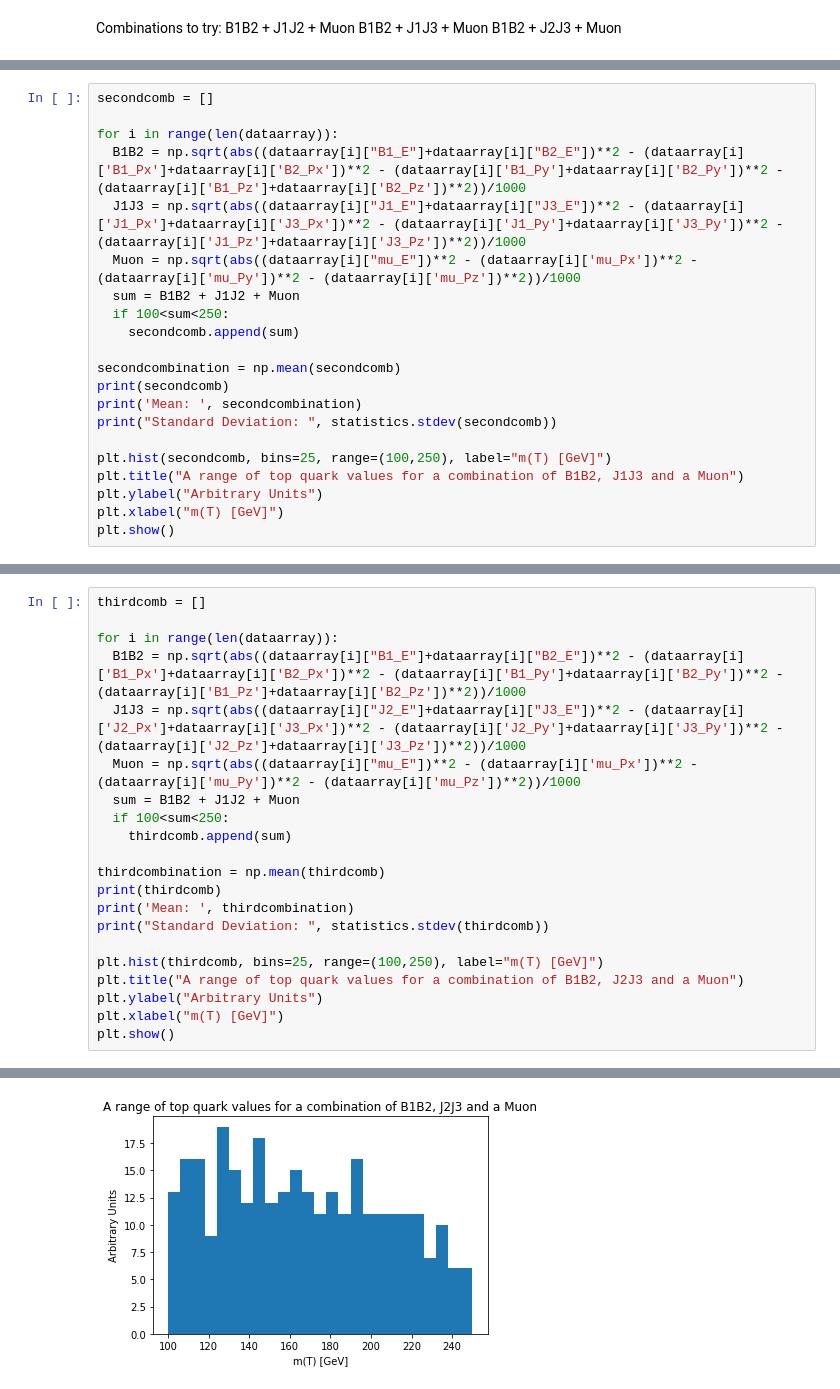
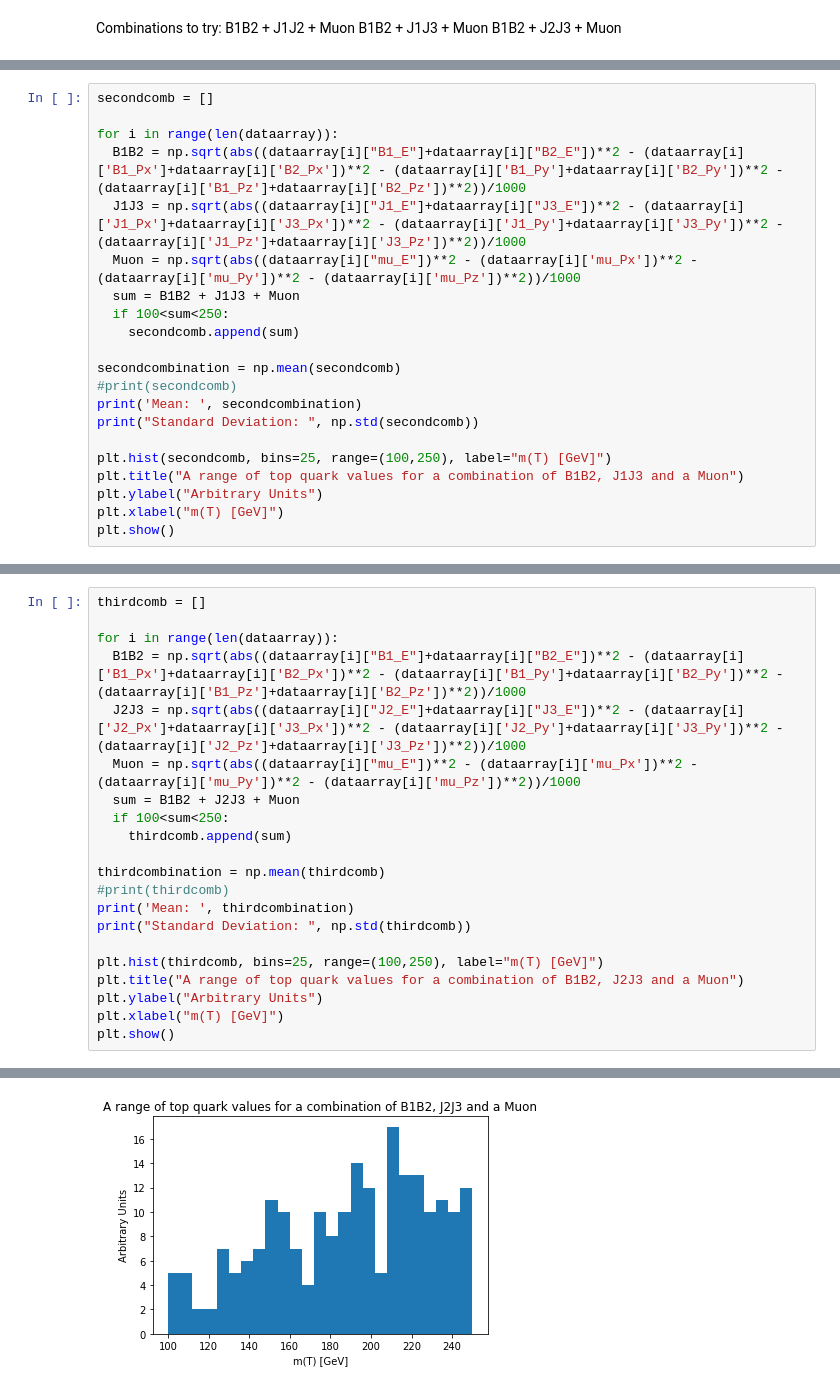
Before and after one commit to Hamza-Suleman/EPP-Coursework3, a Jupyter notebook: EPP_Coursework_3.ipynb, the cells around one changed output, grey strips where cells are left out. Drawn from its saved outputs; the diff is of its cells as text.

```diff
--- a/EPP_Coursework_3.ipynb
+++ b/EPP_Coursework_3.ipynb
@@ -411,14 +410,14 @@ for i in range(len(dataarray)):
   B1B2 = np.sqrt(abs((dataarray[i]["B1_E"]+dataarray[i]["B2_E"])**2 - (dataarray[i]['B1_Px']+dataarray[i]['B2_Px'])**2 - (dataarray[i]['B1_Py']+dataarray[i]['B2_Py'])**2 - (dataarray[i]['B1_Pz']+dataarray[i]['B2_Pz'])**2))/1000
   J1J3 = np.sqrt(abs((dataarray[i]["J1_E"]+dataarray[i]["J3_E"])**2 - (dataarray[i]['J1_Px']+dataarray[i]['J3_Px'])**2 - (dataarray[i]['J1_Py']+dataarray[i]['J3_Py'])**2 - (dataarray[i]['J1_Pz']+dataarray[i]['J3_Pz'])**2))/1000
   Muon = np.sqrt(abs((dataarray[i]["mu_E"])**2 - (dataarray[i]['mu_Px'])**2 - (dataarray[i]['mu_Py'])**2 - (dataarray[i]['mu_Pz'])**2))/1000
-  sum = B1B2 + J1J2 + Muon
+  sum = B1B2 + J1J3 + Muon
   if 100<sum<250:
     secondcomb.append(sum)
 
 secondcombination = np.mean(secondcomb)
-print(secondcomb)
+#print(secondcomb)
 print('Mean: ', secondcombination)
-print("Standard Deviation: ", statistics.stdev(secondcomb))
+print("Standard Deviation: ", np.std(secondcomb))
 
 plt.hist(secondcomb, bins=25, range=(100,250), label="m(T) [GeV]")
 plt.title("A range of top quark values for a combination of B1B2, J1J3 and a Muon")
@@ -435,16 +433,16 @@ thirdcomb = []
 
 for i in range(len(dataarray)):
   B1B2 = np.sqrt(abs((dataarray[i]["B1_E"]+dataarray[i]["B2_E"])**2 - (dataarray[i]['B1_Px']+dataarray[i]['B2_Px'])**2 - (dataarray[i]['B1_Py']+dataarray[i]['B2_Py'])**2 - (dataarray[i]['B1_Pz']+dataarray[i]['B2_Pz'])**2))/1000
-  J1J3 = np.sqrt(abs((dataarray[i]["J2_E"]+dataarray[i]["J3_E"])**2 - (dataarray[i]['J2_Px']+dataarray[i]['J3_Px'])**2 - (dataarray[i]['J2_Py']+dataarray[i]['J3_Py'])**2 - (dataarray[i]['J2_Pz']+dataarray[i]['J3_Pz'])**2))/1000
+  J2J3 = np.sqrt(abs((dataarray[i]["J2_E"]+dataarray[i]["J3_E"])**2 - (dataarray[i]['J2_Px']+dataarray[i]['J3_Px'])**2 - (dataarray[i]['J2_Py']+dataarray[i]['J3_Py'])**2 - (dataarray[i]['J2_Pz']+dataarray[i]['J3_Pz'])**2))/1000
   Muon = np.sqrt(abs((dataarray[i]["mu_E"])**2 - (dataarray[i]['mu_Px'])**2 - (dataarray[i]['mu_Py'])**2 - (dataarray[i]['mu_Pz'])**2))/1000
-  sum = B1B2 + J1J2 + Muon
+  sum = B1B2 + J2J3 + Muon
   if 100<sum<250:
     thirdcomb.append(sum)
 
 thirdcombination = np.mean(thirdcomb)
-print(thirdcomb)
+#print(thirdcomb)
 print('Mean: ', thirdcombination)
-print("Standard Deviation: ", statistics.stdev(thirdcomb))
+print("Standard Deviation: ", np.std(thirdcomb))
 
 plt.hist(thirdcomb, bins=25, range=(100,250), label="m(T) [GeV]")
 plt.title("A range of top quark values for a combination of B1B2, J2J3 and a Muon")
@@ -458 +455 @@ Standard Deviation:  40.96640532900122
-[figure, old version]
+[figure, new version]
```
Also changed, not shown: parts of 4 cells of this notebook.
